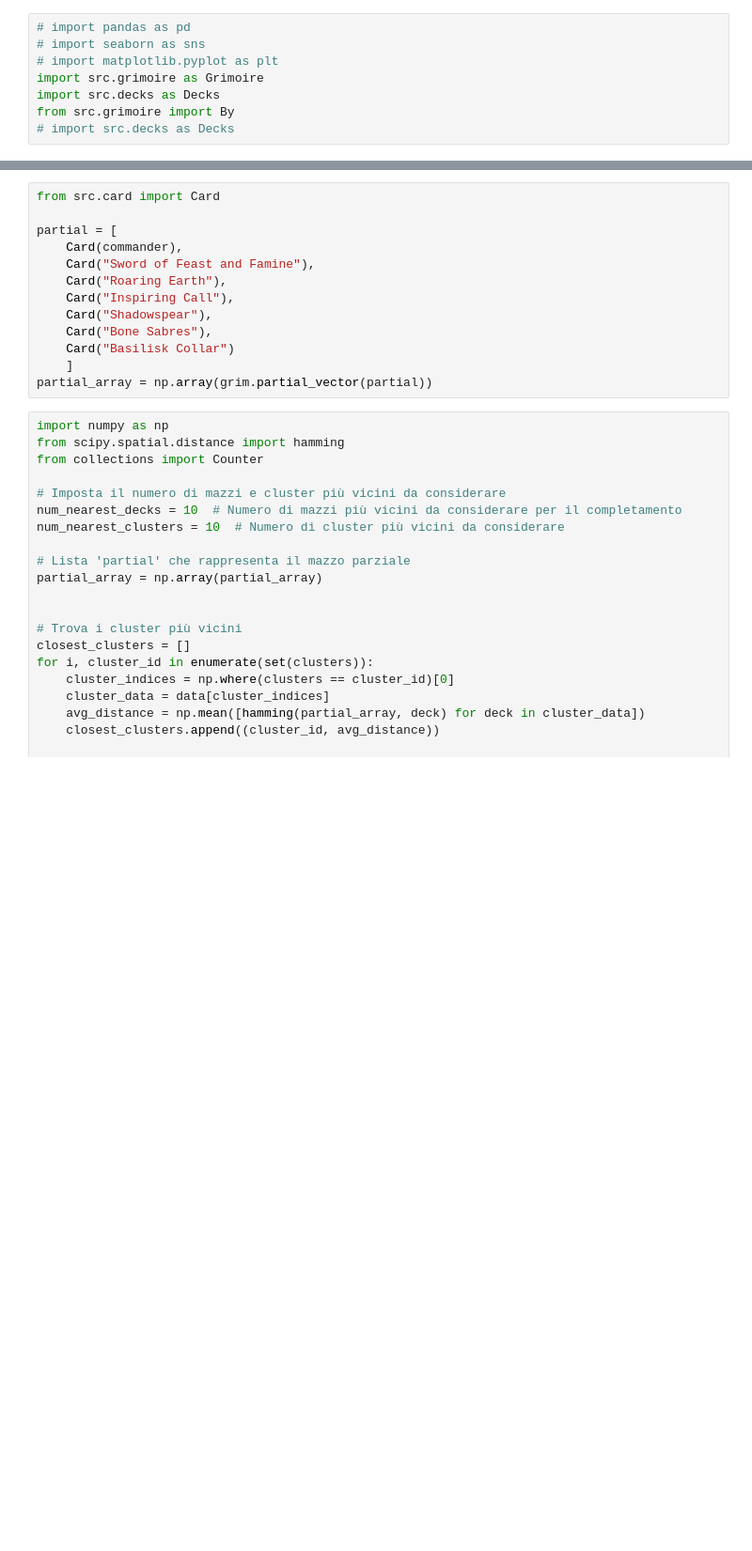
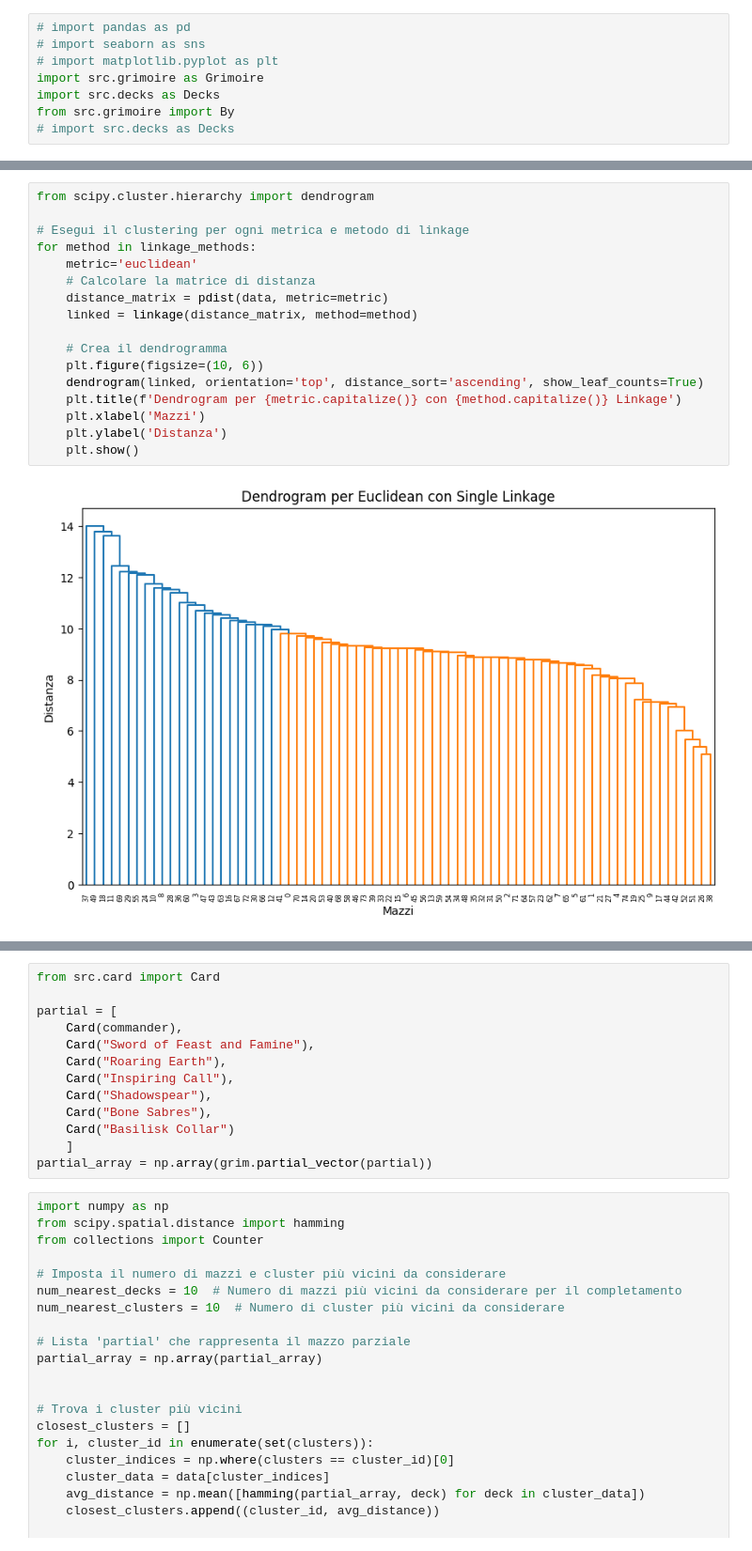
Before and after one commit to ax-ten/ICON-23-24-EDH, a Jupyter notebook: prediction.ipynb, the cells around one changed output, grey strips where cells are left out. Shown: that part at 94% size. Cells and saved outputs as stored; diff of their text form; blank space fills up the shorter version.

```diff
--- a/prediction.ipynb
+++ b/prediction.ipynb
@@ -109,0 +111,19 @@ euclidean [615, 615, 615, 615, 615, 615, 615, 615]
+# %%
+from scipy.cluster.hierarchy import dendrogram
+
+# Esegui il clustering per ogni metrica e metodo di linkage
+for method in linkage_methods:
+    metric='euclidean'
+    # Calcolare la matrice di distanza
+    distance_matrix = pdist(data, metric=metric)
+    linked = linkage(distance_matrix, method=method)
+
+    # Crea il dendrogramma
+    plt.figure(figsize=(10, 6))
+    dendrogram(linked, orientation='top', distance_sort='ascending', show_leaf_counts=True)
+    plt.title(f'Dendrogram per {metric.capitalize()} con {method.capitalize()} Linkage')
+    plt.xlabel('Mazzi')
+    plt.ylabel('Distanza')
+    plt.show()
+# %% [output]
+[figure, added]
```
Also changed, not shown: parts of 12 cells of this notebook.
